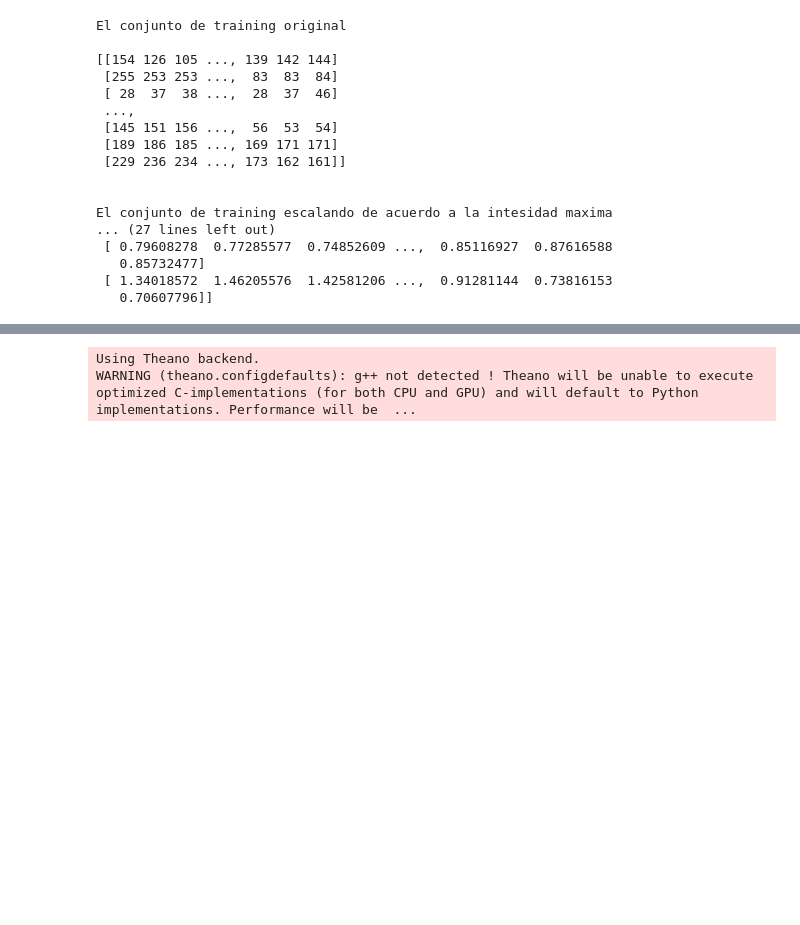
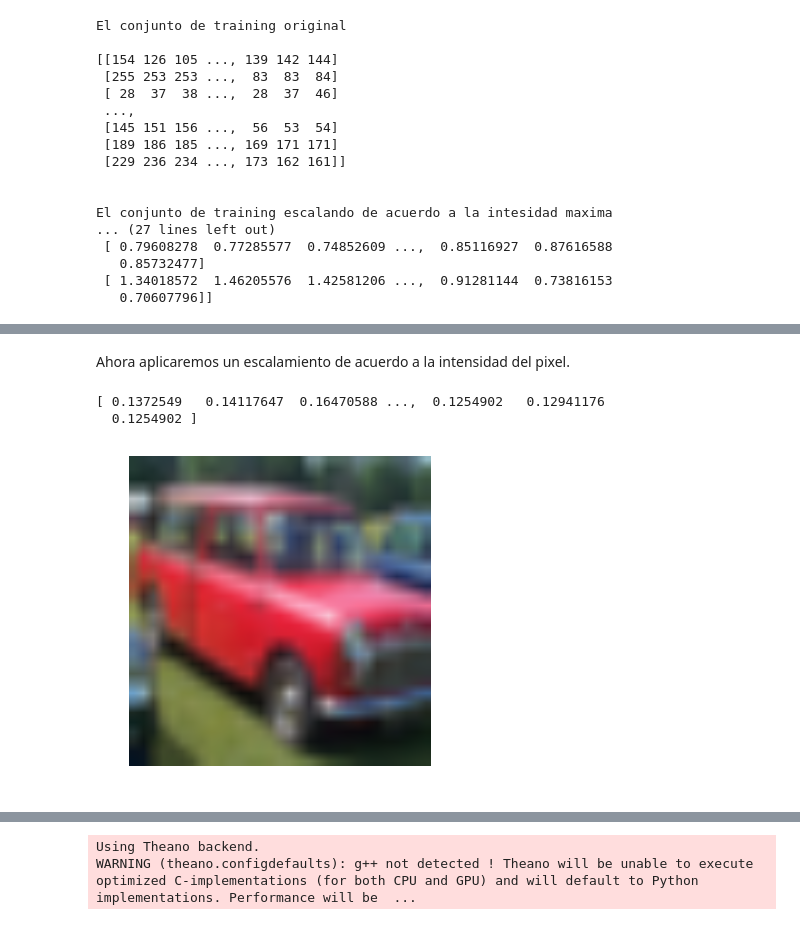
Before and after one commit to Worm318/T3ML, a Jupyter notebook: Informe parte 3.ipynb, the cells around one changed output, grey strips where cells are left out. Cells and saved outputs as stored; diff of their text form; code cells hidden in the pictures; blank space fills up the shorter version.

```diff
--- a/Informe parte 3.ipynb
+++ b/Informe parte 3.ipynb
@@ -97,0 +131,10 @@ El conjunto de training escalando de acuerdo a la intesidad maxima
+# %% [markdown]
+Ahora aplicaremos un escalamiento de acuerdo a la intensidad del pixel.
+# %%
+escalado_intensidad = escalar(Xtr, completo = False)
+print escalado_intensidad[105]
+show_image(escalado_intensidad[105])
+# %% [output]
+[ 0.1372549   0.14117647  0.16470588 ...,  0.1254902   0.12941176
+  0.1254902 ]
+[figure, added]
```
Also changed, not shown: parts of 54 cells of this notebook.
